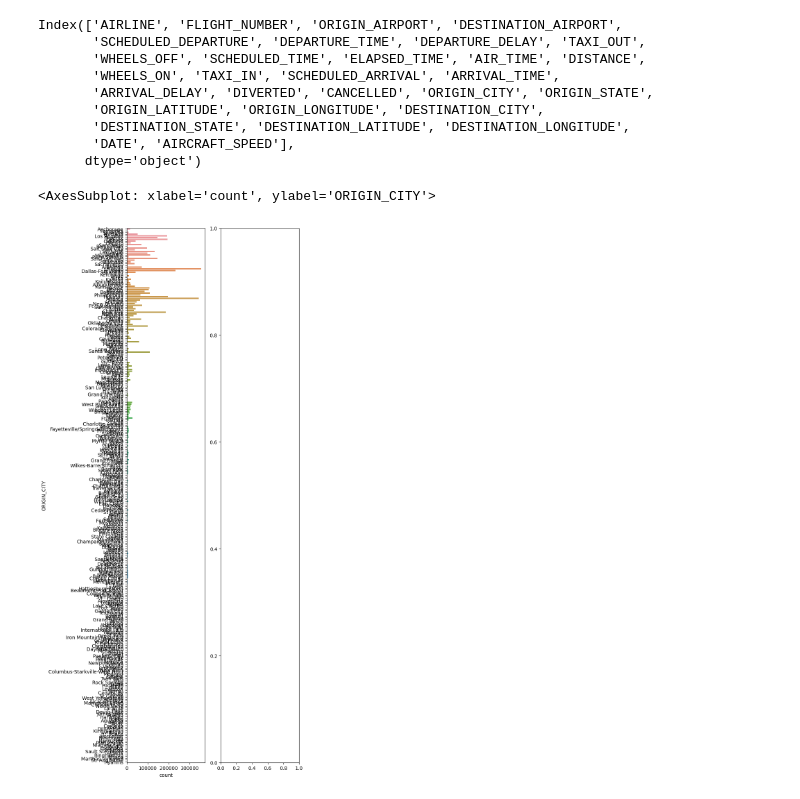
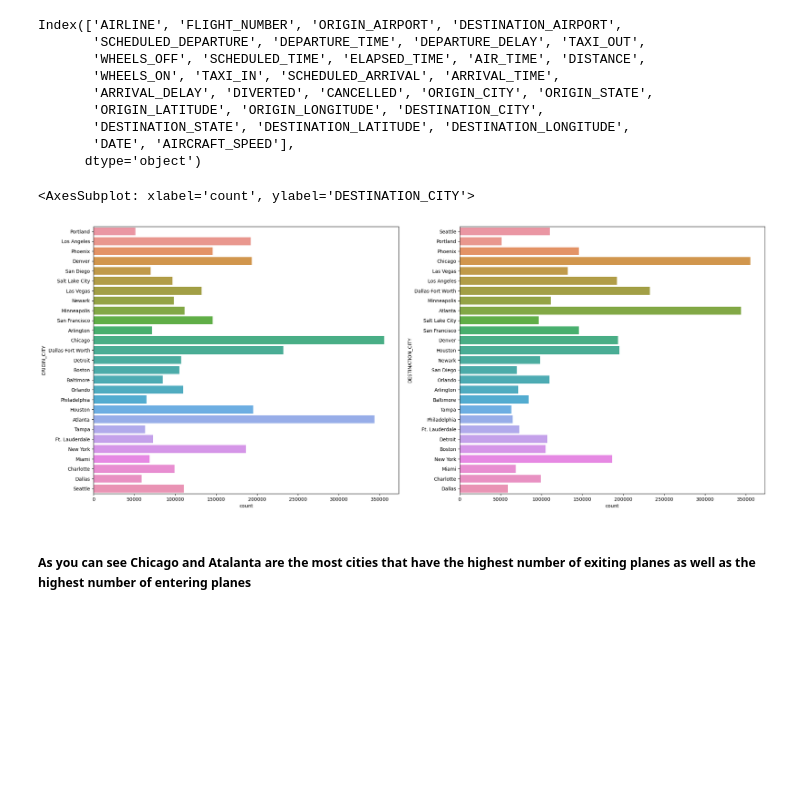
Before and after one commit to 3mkTawfik/DEProject2, a Jupyter notebook: DEProject2.ipynb, the cells around one changed output. Drawn from its saved outputs; the diff is of its cells as text; code cells hidden in the pictures; blank space fills up the shorter version.

```diff
--- a/DEProject2.ipynb
+++ b/DEProject2.ipynb
@@ -281,7 +283,16 @@ Index(['AIRLINE', 'FLIGHT_NUMBER', 'ORIGIN_AIRPORT', 'DESTINATION_AIRPORT',
+# %%
+df2 = df.copy()
+df2 = df2[df2.groupby('ORIGIN_CITY').ORIGIN_CITY.transform('count')>50000]
+df3 = df.copy()
+df3 = df3[df3.groupby('DESTINATION_CITY').DESTINATION_CITY.transform('count')>50000]
 # %%
 fig, axs = plt.subplots(ncols=2)
-fig.set_figheight(20)
-sns.countplot(y= 'ORIGIN_CITY', data = df,ax=axs[0])
+fig.set_figwidth(25)
+fig.set_figheight(10)
+sns.countplot(y= 'ORIGIN_CITY', data = df2, ax= axs[0])
+sns.countplot(y= 'DESTINATION_CITY', data = df3, ax= axs[1])
 # %% [output]
-<AxesSubplot: xlabel='count', ylabel='ORIGIN_CITY'>
+<AxesSubplot: xlabel='count', ylabel='DESTINATION_CITY'>
-[figure, old version]
+[figure, new version]
+# %% [markdown]
+<h5>As you can see Chicago and Atalanta are the most cities that have the highest number of exiting planes as well as the highest number of entering planes</h5>
```
Also changed, not shown: parts of 2 cells of this notebook.
